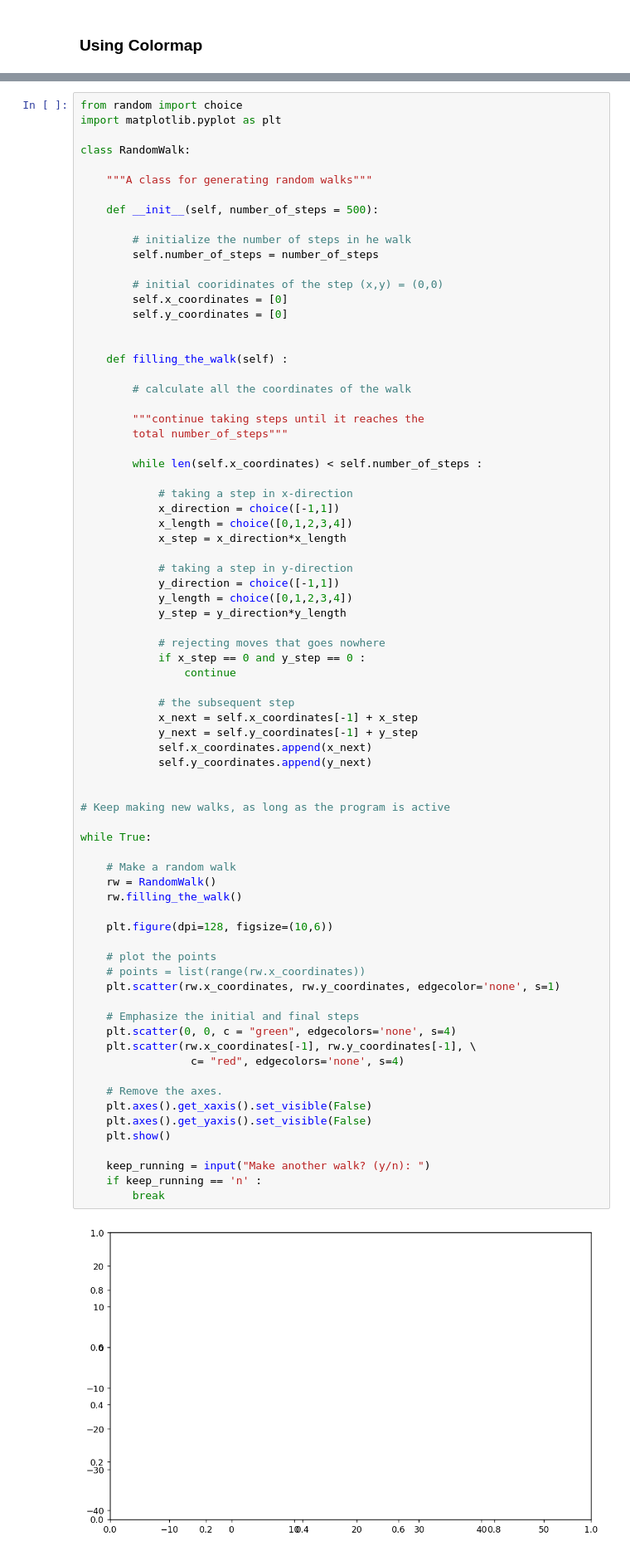
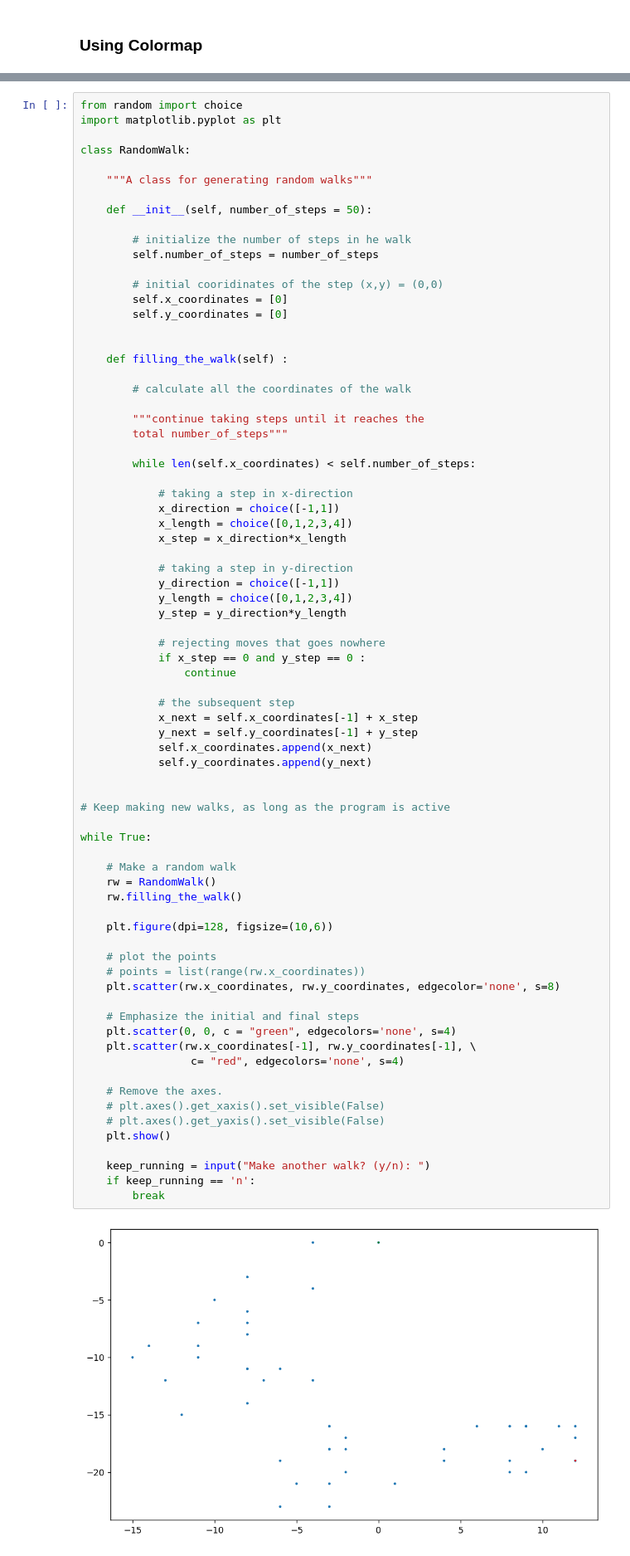
Before and after one commit to mdgolammafuz/NumericalAstrophysics-_-Python, a Jupyter notebook: Python_Crash_Course_E.Mattews/python_crash_course.ipynb, the cells around one changed output, grey strips where cells are left out. Shown: that part at 83% size. Cells and saved outputs as stored; diff of their text form.

```diff
--- a/Python_Crash_Course_E.Mattews/python_crash_course.ipynb
+++ b/Python_Crash_Course_E.Mattews/python_crash_course.ipynb
@@ -69,7 +71,7 @@ class RandomWalk:
 
     """A class for generating random walks"""
 
-    def __init__(self, number_of_steps = 500):
+    def __init__(self, number_of_steps = 50):
 
         # initialize the number of steps in he walk
         self.number_of_steps = number_of_steps
@@ -86,7 +88,7 @@ class RandomWalk:
         """continue taking steps until it reaches the
         total number_of_steps"""
 
-        while len(self.x_coordinates) < self.number_of_steps :
+        while len(self.x_coordinates) < self.number_of_steps:
 
             # taking a step in x-direction
             x_direction = choice([-1,1])
@@ -106,35 +108,35 @@ class RandomWalk:
             x_next = self.x_coordinates[-1] + x_step
             y_next = self.y_coordinates[-1] + y_step
             self.x_coordinates.append(x_next)
             self.y_coordinates.append(y_next)
 
 
 # Keep making new walks, as long as the program is active
 
 while True:
 
     # Make a random walk
     rw = RandomWalk()
     rw.filling_the_walk()
 
     plt.figure(dpi=128, figsize=(10,6))
 
     # plot the points
     # points = list(range(rw.x_coordinates))
-    plt.scatter(rw.x_coordinates, rw.y_coordinates, edgecolor='none', s=1)
+    plt.scatter(rw.x_coordinates, rw.y_coordinates, edgecolor='none', s=8)
 
     # Emphasize the initial and final steps
     plt.scatter(0, 0, c = "green", edgecolors='none', s=4)
     plt.scatter(rw.x_coordinates[-1], rw.y_coordinates[-1], \
                  c= "red", edgecolors='none', s=4)
 
     # Remove the axes.
-    plt.axes().get_xaxis().set_visible(False)
-    plt.axes().get_yaxis().set_visible(False)
+    # plt.axes().get_xaxis().set_visible(False)
+    # plt.axes().get_yaxis().set_visible(False)
     plt.show()
 
     keep_running = input("Make another walk? (y/n): ")
-    if keep_running == 'n' :
+    if keep_running == 'n':
         break
 # %% [output]
-[figure, old version]
+[figure, new version]
```
Also changed, not shown: parts of 3 cells of this notebook, 4 other files.
